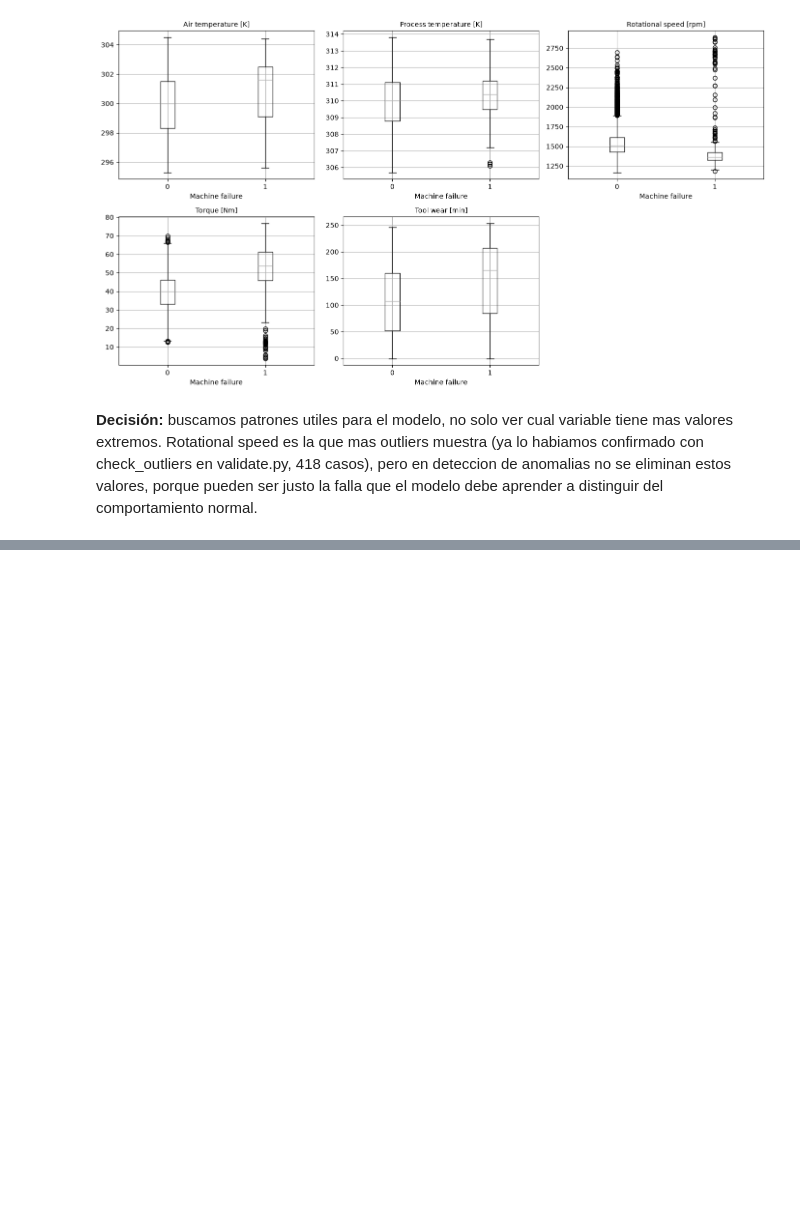
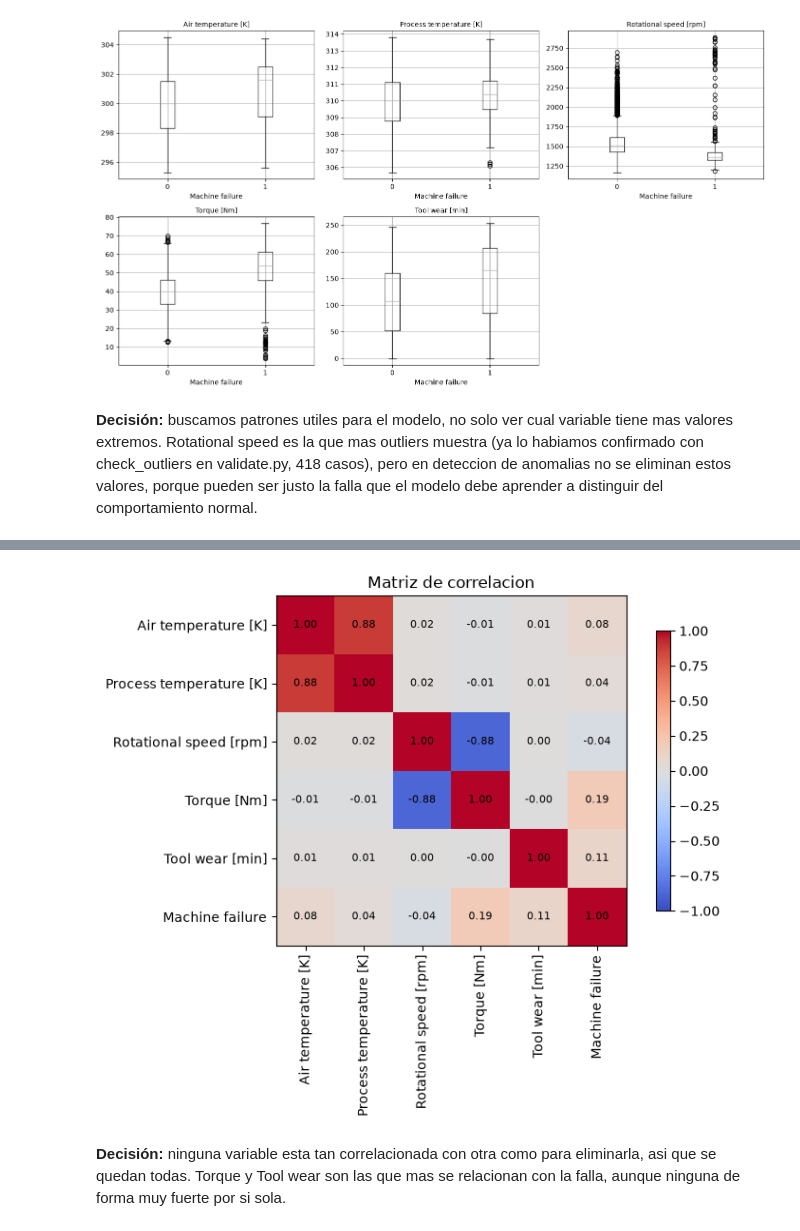
Before and after one commit to Juanpad17/ai4i-mlops, a Jupyter notebook: notebooks/01_EDA.ipynb, the cells around one changed output, grey strips where cells are left out. Cells and saved outputs as stored; diff of their text form; code cells hidden in the pictures; blank space fills up the shorter version.

Commit message:
agregar seccion 9 (matriz de correlacion) al EDA

```diff
--- a/notebooks/01_EDA.ipynb
+++ b/notebooks/01_EDA.ipynb
@@ -302,0 +305,5 @@ modelo debe aprender a distinguir del comportamiento normal.
+# %%
+columnas_correlacion = numeric_features + ["Machine failure"]
+matriz_correlacion = df[columnas_correlacion].corr()
+
+matriz_correlacion.round(2)
@@ -302,0 +318,26 @@ modelo debe aprender a distinguir del comportamiento normal.
+# %%
+fig, ax = plt.subplots(figsize=(8, 6))
+
+imagen = ax.imshow(matriz_correlacion, cmap="coolwarm", vmin=-1, vmax=1)
+
+ax.set_xticks(range(len(matriz_correlacion.columns)))
+ax.set_yticks(range(len(matriz_correlacion.columns)))
+ax.set_xticklabels(matriz_correlacion.columns, rotation=90)
+ax.set_yticklabels(matriz_correlacion.columns)
+
+for i in range(len(matriz_correlacion.columns)):
+    for j in range(len(matriz_correlacion.columns)):
+        ax.text(j, i, f"{matriz_correlacion.iloc[i, j]:.2f}",
+                ha="center", va="center", fontsize=8)
+
+plt.title("Matriz de correlacion")
+plt.colorbar(imagen, ax=ax, shrink=0.8)
+plt.tight_layout()
+plt.show()
+# %% [output]
+[figure, added]
+# %% [markdown]
+**Decisión:** ninguna variable esta tan correlacionada con otra como
+para eliminarla, asi que se quedan todas. Torque y Tool wear son las
+que mas se relacionan con la falla, aunque ninguna de forma muy
+fuerte por si sola.
```
Also changed, not shown: parts of 2 cells of this notebook.
